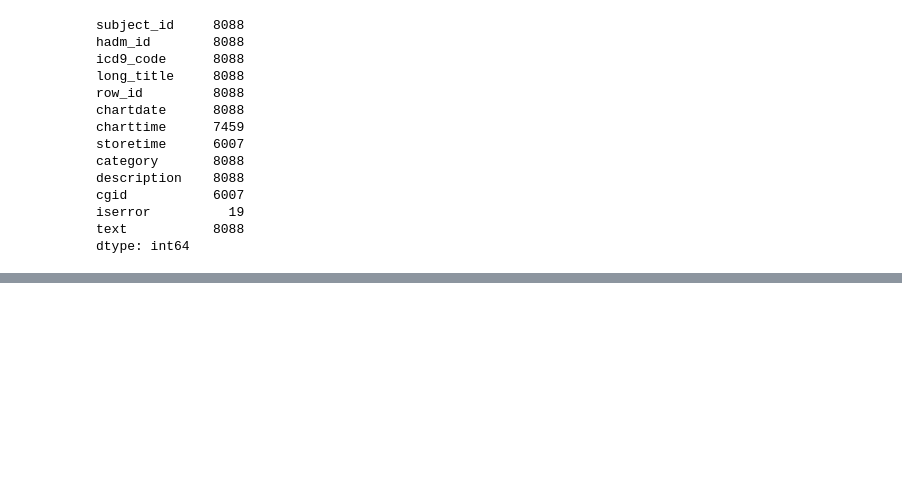
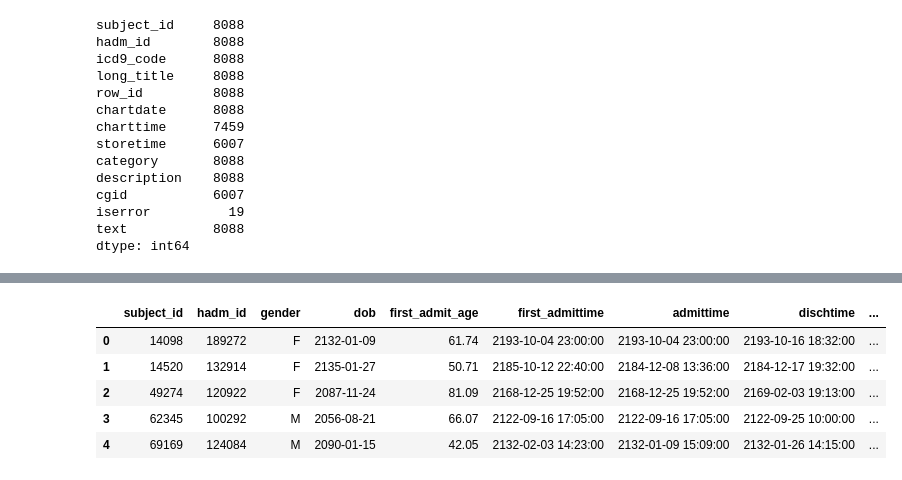
Before and after one commit to anaeliaovalle/mimic3_research, a Jupyter notebook: MIMIC3 Project.ipynb, the cells around one changed output, grey strips where cells are left out. Cells and saved outputs as stored; diff of their text form; code cells hidden in the pictures; blank space fills up the shorter version.

```diff
--- a/MIMIC3 Project.ipynb
+++ b/MIMIC3 Project.ipynb
@@ -758,0 +1284,11 @@ p_notes.to_csv('/Users/eightiesfanjan/Desktop/research/mimic3_research/p_notes.c
+# %%
+yes_steroid = pd.merge(df_demo,df_yes_steroid,on= ['subject_id', 'hadm_id', 'admittime'] )
+# %%
+yes_steroid.head()
+# %% [output]
+|  | subject_id | hadm_id | gender | dob | first_admit_age | first_admittime | admittime | dischtime | ... |
+| 0 | 14098 | 189272 | F | 2132-01-09 | 61.74 | 2193-10-04 23:00:00 | 2193-10-04 23:00:00 | 2193-10-16 18:32:00 | ... |
+| 1 | 14520 | 132914 | F | 2135-01-27 | 50.71 | 2185-10-12 22:40:00 | 2184-12-08 13:36:00 | 2184-12-17 19:32:00 | ... |
+| 2 | 49274 | 120922 | F | 2087-11-24 | 81.09 | 2168-12-25 19:52:00 | 2168-12-25 19:52:00 | 2169-02-03 19:13:00 | ... |
+| 3 | 62345 | 100292 | M | 2056-08-21 | 66.07 | 2122-09-16 17:05:00 | 2122-09-16 17:05:00 | 2122-09-25 10:00:00 | ... |
+| 4 | 69169 | 124084 | M | 2090-01-15 | 42.05 | 2132-02-03 14:23:00 | 2132-01-09 15:09:00 | 2132-01-26 14:15:00 | ... |
```
Also changed, not shown: parts of 15 cells of this notebook, 2 other files.
